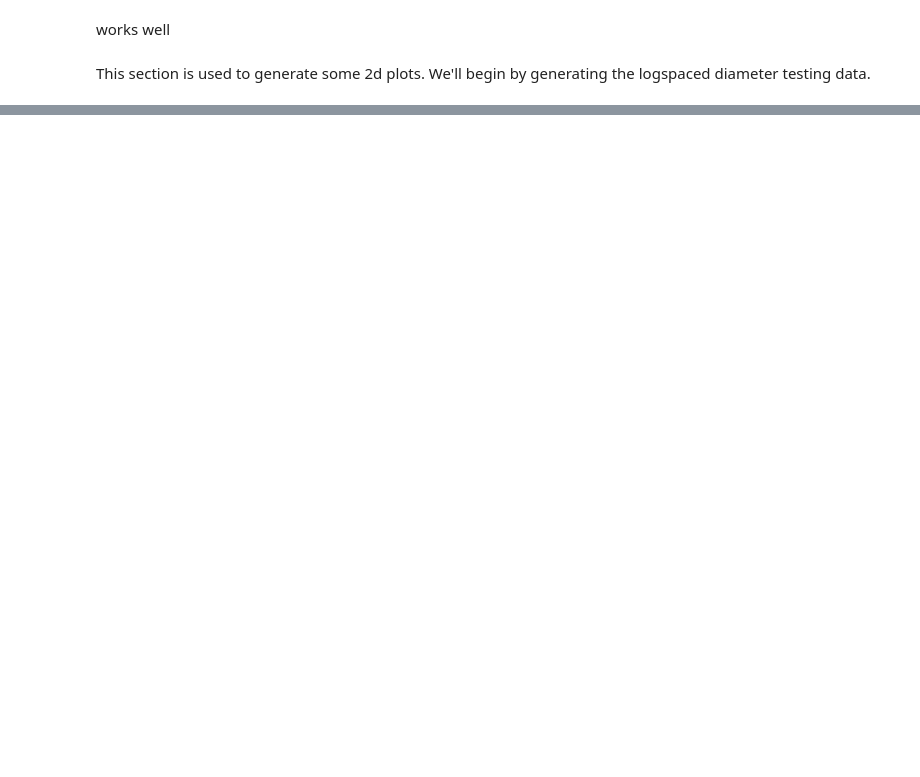
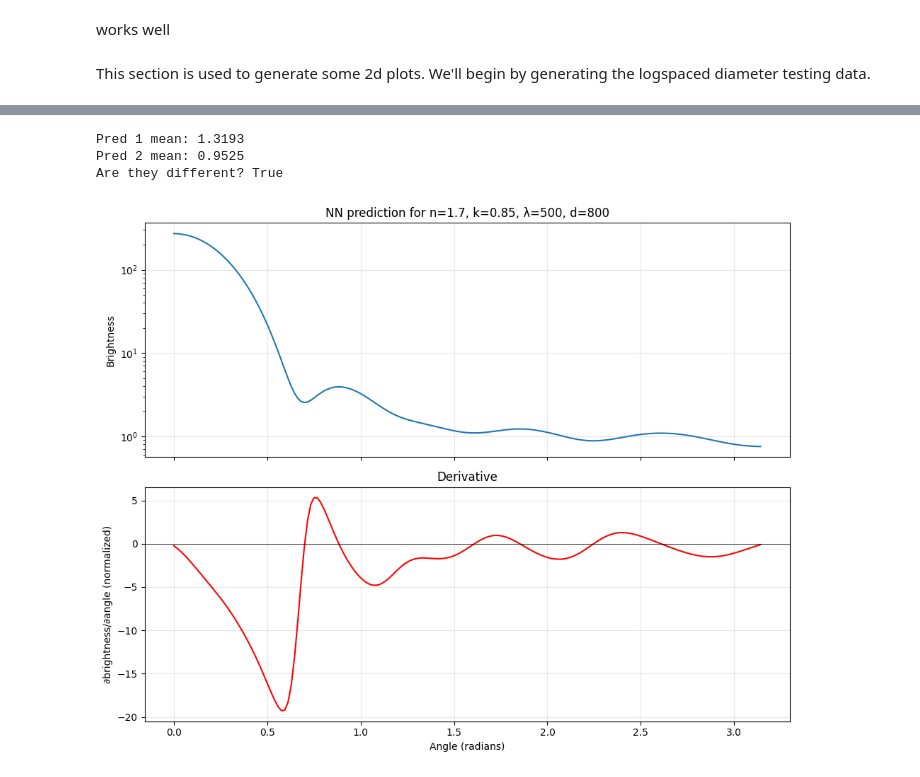
Before and after one commit to james-613/Modified_pyMieScatt_NN, a Jupyter notebook: simple_mie_theory_NN.ipynb, the cells around one changed output, grey strips where cells are left out. Saved outputs shown, nothing was run; the diff lists cells and outputs as text; code cells hidden in the pictures; blank space fills up the shorter version.

```diff
--- a/simple_mie_theory_NN.ipynb
+++ b/simple_mie_theory_NN.ipynb
@@ -527,8 +573,68 @@ plt.show()
 # %%
 # Test 1: Predictions should vary with input
-pred_1 = predict_scattering(1.7, 0.85, 500, 800)
-pred_2 = predict_scattering(1.5, 0.7, 480, 750)
+pred_1 = predict_scattering(1.7, 0.85, 500, 800, 80)
+pred_2 = predict_scattering(1.5, 0.7, 480, 750, 80)
 
 print(f"Pred 1 mean: {pred_1.mean():.4f}")
 print(f"Pred 2 mean: {pred_2.mean():.4f}")
 print(f"Are they different? {not np.allclose(pred_1, pred_2)}")
+# %% [output]
+Pred 1 mean: 1.3193
+Pred 2 mean: 0.9525
+Are they different? True
+# %%
+# Pick one specific particle to analyze
+n = 1.7
+k = 0.85
+wavelength = 500
+diameter = 800
+
+# Build inputs for all 181 angles
+angles_rad = np.linspace(0, np.pi, 181)
+raw_inputs = np.zeros((181, 5))
+raw_inputs[:, 0] = n
+raw_inputs[:, 1] = k
+raw_inputs[:, 2] = wavelength
+raw_inputs[:, 3] = diameter
+raw_inputs[:, 4] = angles_rad
+
+input_min = [1.5, 0.68, 450, 700, 0]
+input_range = [0.36, 0.32, 100, 200, np.pi]
+# Normalize (same as training)
+norm = (raw_inputs - input_min) / input_range
+X = torch.FloatTensor(norm)
+X.requires_grad_(True)   # turn on gradient tracking
+
+# Forward pass
+pred = model(X)   # shape (181, 1)
+
+# Compute derivatives of all predictions w.r.t. all inputs
+nn_grad = torch.autograd.grad(pred.sum(), X, create_graph=False)[0]
+# Shape (181, 5) — 5 derivatives per prediction
+
+# Extract just the angle derivative
+d_pred_d_angle = nn_grad[:, 4].detach().numpy()
+
+# The prediction itself (un-log for real brightness)
+pred_curve = (10 ** pred.detach().numpy()).flatten()
+
+# Plot both
+fig, axes = plt.subplots(2, 1, figsize=(10, 8), sharex=True)
+
+axes[0].plot(angles_rad, pred_curve)
+axes[0].set_yscale('log')
+axes[0].set_ylabel('Brightness')
+axes[0].set_title(f'NN prediction for n={n}, k={k}, λ={wavelength}, d={diameter}')
+axes[0].grid(True, alpha=0.3)
+
+axes[1].plot(angles_rad, d_pred_d_angle, color='red')
+axes[1].set_xlabel('Angle (radians)')
+axes[1].set_ylabel('∂brightness/∂angle (normalized)')
+axes[1].set_title('Derivative')
+axes[1].grid(True, alpha=0.3)
+axes[1].axhline(y=0, color='black', linewidth=0.5)
+
+plt.tight_layout()
+plt.show()
+# %% [output]
+[figure, added]
```
Also changed, not shown: parts of 6 cells of this notebook.
